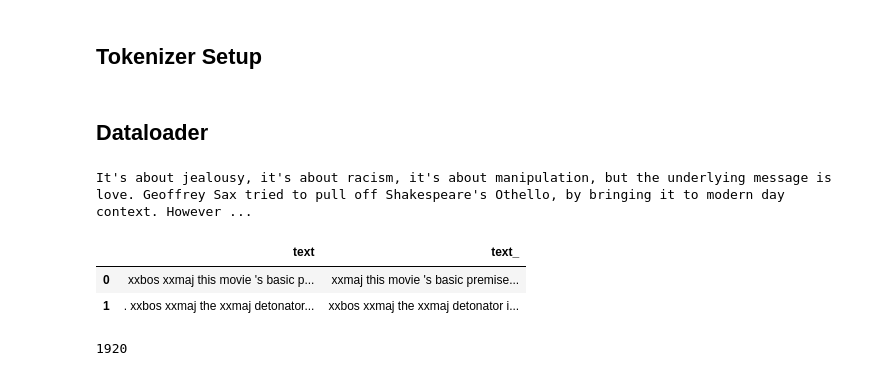
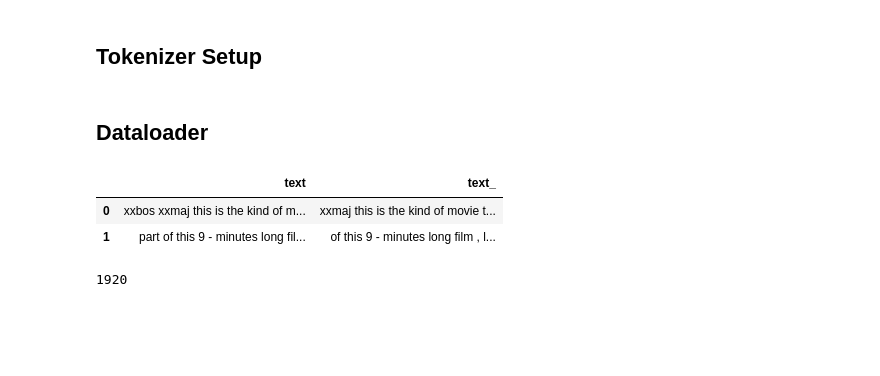
Before and after one commit to chTeut/gnn_project, a Jupyter notebook: FastAI/shell_cmd_transformer.ipynb, the cells around one changed output. Saved outputs shown, nothing was run; the diff lists cells and outputs as text; code cells hidden in the pictures; blank space fills up the shorter version.

Commit message:
trained on 20000 IMDB

```diff
--- a/FastAI/shell_cmd_transformer.ipynb
+++ b/FastAI/shell_cmd_transformer.ipynb
@@ -575,29 +571,15 @@ num.setup(toks)
 # %% [markdown]
 ## Dataloader
 # %%
-modus = 'Manpage' #IMBD
-limit = 200
+limit = 20000
 tfms = [[tokn, num]]
-
-print(txts[0])
-
-if modus == 'Manpage':
-    # Manpage
-    dsets = Datasets(txts[:limit], tfms)
-else:
-    # IMBD
-    path = untar_data(URLs.IMDB)
-    files = get_text_files(path, folders = ['train', 'test'])
-    dsets = Datasets(files[:limit], tfms)
-
+dsets = Datasets(txts[:limit], tfms)
 dls = dsets.dataloaders(dl_type=LMDataLoader)
-
 dls.show_batch(max_n=2)
 # %% [output]
-It's about jealousy, it's about racism, it's about manipulation, but the underlying message is love. Geoffrey Sax tried to pull off Shakespeare's Othello, by bringing it to modern day context. However ...
 |  | text | text_ |
-| 0 | xxbos xxmaj this movie 's basic p... | xxmaj this movie 's basic premise... |
-| 1 | . xxbos xxmaj the xxmaj detonator... | xxbos xxmaj the xxmaj detonator i... |
+| 0 | xxbos xxmaj this is the kind of m... | xxmaj this is the kind of movie t... |
+| 1 | part of this 9 - minutes long fil... | of this 9 - minutes long film , l... |
 # %%
 len(dls.vocab)
 # %% [output]
```
Also changed, not shown: parts of 6 cells of this notebook.
